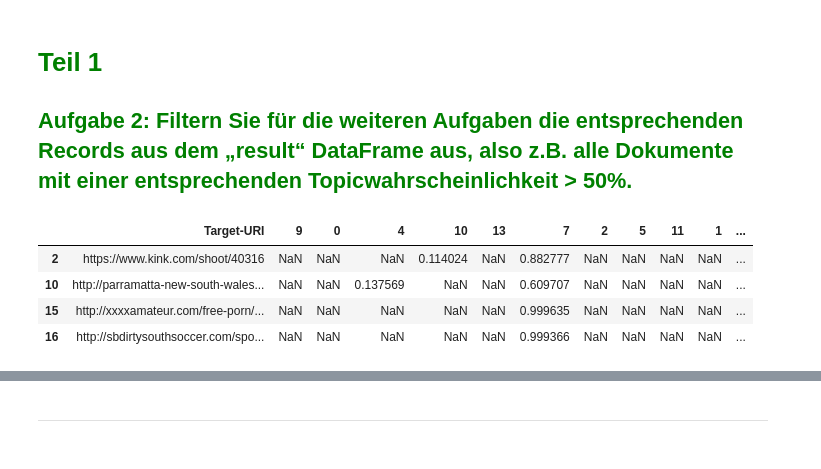
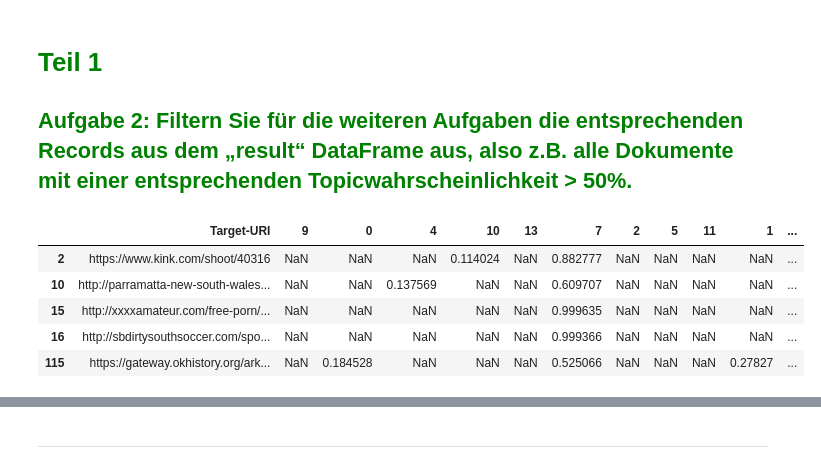
Before and after one commit to tobirohrer/webmining, a Jupyter notebook: praktikum4/praktikum4_TopicModels.ipynb, the cells around one changed output, grey strips where cells are left out. Cells and saved outputs as stored; diff of their text form; code cells hidden in the pictures.

```diff
--- a/praktikum4/praktikum4_TopicModels.ipynb
+++ b/praktikum4/praktikum4_TopicModels.ipynb
@@ -252,12 +270,13 @@ result = pd.concat([result['Target-URI'], dfnormal], axis=1).iloc[0:20]
 # %% [markdown]
 # <span style="color:green">Teil 1</span>
 ## <span style="color:green">Aufgabe 2: Filtern Sie für die weiteren Aufgaben die entsprechenden Records aus dem „result“ DataFrame aus, also z.B. alle Dokumente mit einer entsprechenden Topicwahrscheinlichkeit > 50%.</span>
-# %%
-resultAdultContent = result[result[7] > 0.5]
-resultAdultContent
-# %% [output]
-|  | Target-URI | 9 | 0 | 4 | 10 | 13 | 7 | 2 | 5 | 11 | 1 | ... |
-| 2 | https://www.kink.com/shoot/40316 | NaN | NaN | NaN | 0.114024 | NaN | 0.882777 | NaN | NaN | NaN | NaN | ... |
-| 10 | http://parramatta-new-south-wales... | NaN | NaN | 0.137569 | NaN | NaN | 0.609707 | NaN | NaN | NaN | NaN | ... |
-| 15 | http://xxxxamateur.com/free-porn/... | NaN | NaN | NaN | NaN | NaN | 0.999635 | NaN | NaN | NaN | NaN | ... |
-| 16 | http://sbdirtysouthsoccer.com/spo... | NaN | NaN | NaN | NaN | NaN | 0.999366 | NaN | NaN | NaN | NaN | ... |
+# %%
+result_new = pd.concat([result['Target-URI'], dfnormal], axis=1)
+result_new[result_new[7] > 0.5][:5]
+# %% [output]
+|  | Target-URI | 9 | 0 | 4 | 10 | 13 | 7 | 2 | 5 | 11 | 1 | ... |
+| 2 | https://www.kink.com/shoot/40316 | NaN | NaN | NaN | 0.114024 | NaN | 0.882777 | NaN | NaN | NaN | NaN | ... |
+| 10 | http://parramatta-new-south-wales... | NaN | NaN | 0.137569 | NaN | NaN | 0.609707 | NaN | NaN | NaN | NaN | ... |
+| 15 | http://xxxxamateur.com/free-porn/... | NaN | NaN | NaN | NaN | NaN | 0.999635 | NaN | NaN | NaN | NaN | ... |
+| 16 | http://sbdirtysouthsoccer.com/spo... | NaN | NaN | NaN | NaN | NaN | 0.999366 | NaN | NaN | NaN | NaN | ... |
+| 115 | https://gateway.okhistory.org/ark... | NaN | 0.184528 | NaN | NaN | NaN | 0.525066 | NaN | NaN | NaN | 0.27827 | ... |
```
Also changed, not shown: parts of 14 cells of this notebook.
